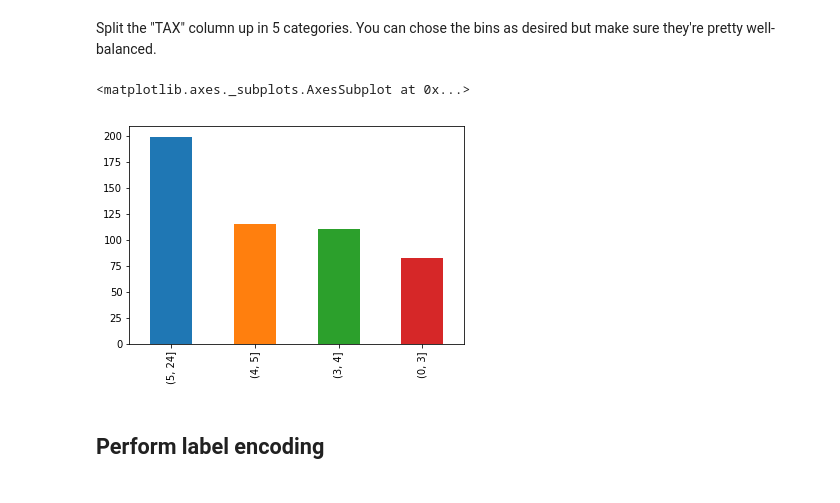
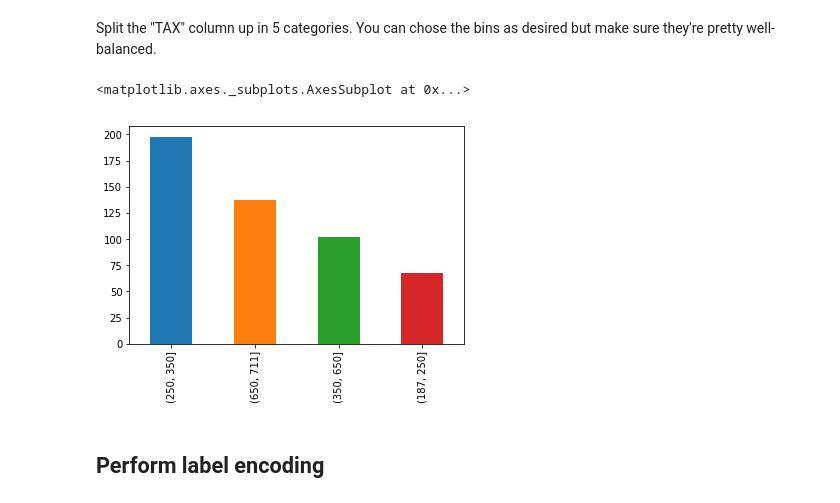
Before and after one commit to justinlee3/dsc-enterprise-hsbc-dealing-with-categorical-variables-lab-hsbc-ds-081319, a Jupyter notebook: index.ipynb, the cells around one changed output. Drawn from its saved outputs; the diff is of its cells as text; code cells hidden in the pictures.

```diff
--- a/index.ipynb
+++ b/index.ipynb
@@ -188,14 +188,14 @@ Split the "TAX" column up in 5 categories. You can chose the bins as desired but
 # %%
 # repeat everything for "TAX"
 boston_df["TAX"].describe()
 bins = [187, 250 , 350 , 650, 711]
 bins_tax = pd.cut(boston_df['TAX'], bins)
-bins_tax = bins_rad.cat.as_ordered()
+bins_tax = bins_tax.cat.as_ordered()
 bins_tax.head()
 bins_tax.value_counts().plot(kind='bar')
 # %% [output]
 <matplotlib.axes._subplots.AxesSubplot at 0x...>
-[figure, old version]
+[figure, new version]
 # %% [markdown]
 ## Perform label encoding
 # %%
```
